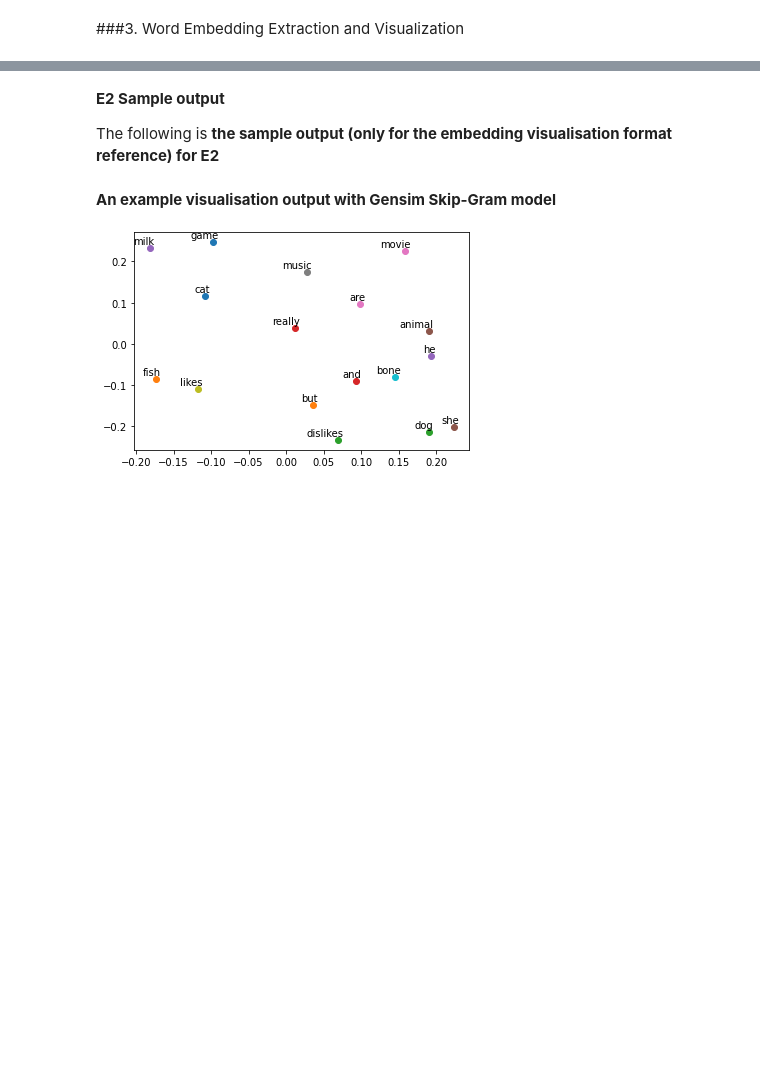
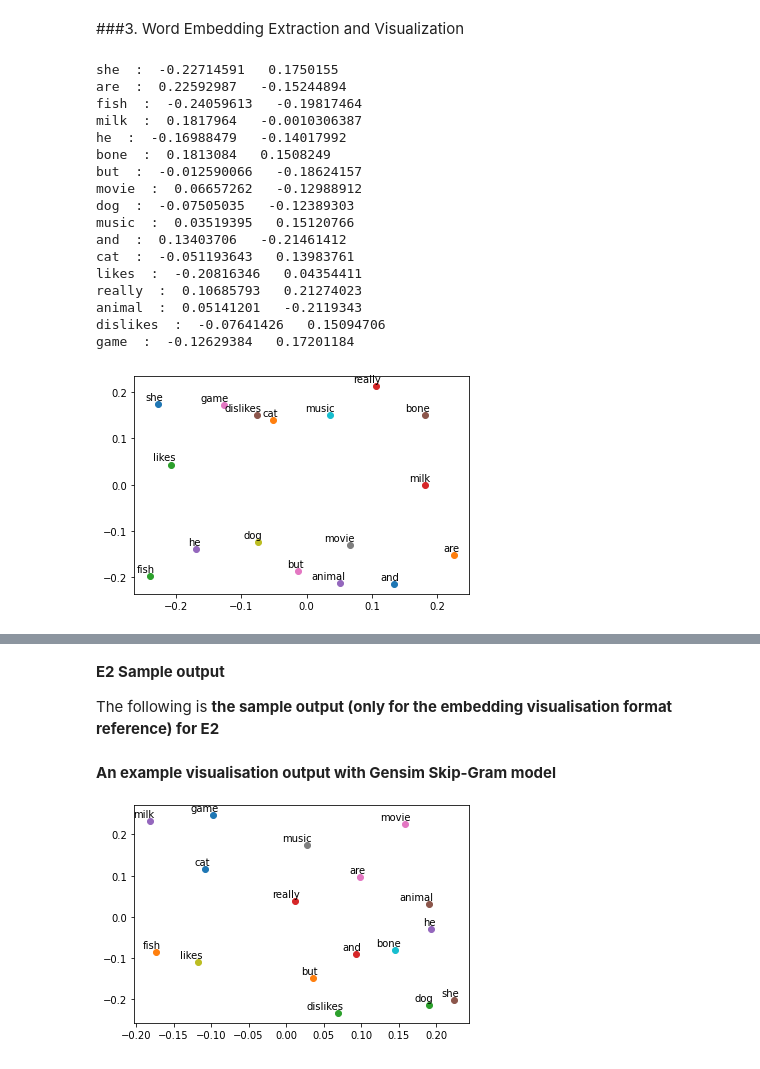
Before and after one commit to yuruojie777/NLP, a Jupyter notebook: COMP5046_Lab03.ipynb, the cells around one changed output, grey strips where cells are left out. Saved outputs shown, nothing was run; the diff lists cells and outputs as text; code cells hidden in the pictures; blank space fills up the shorter version.

```diff
--- a/COMP5046_Lab03.ipynb
+++ b/COMP5046_Lab03.ipynb
@@ -590,10 +742,42 @@ corpus = ["he likes cat and cat",
 # %%
 # For Gensim Skip-Gram model (from the step 1):
 # Extract and visualize the 2-dimensional word embeddings (i.e. from the trained projection layer matrix).
 # You are free to create and use multiple code cells based on your needs
 # You can also create subsections under the sections we provided based on your needs
 
 # An example output can be found in the log below (only for the embedding visualization format reference)
+
+word_list = " ".join(corpus).split()
+word_list = list(set(word_list))
+
+# Visualise result
+for i, label in enumerate(word_list):
+    x, y = wv_sg_model.wv[label][0], wv_sg_model.wv[label][1]
+    print (label, " : ", x, " " , y) # uncomment to see the detailed vector info
+    plt.scatter(x, y)
+    plt.annotate(label, xy=(x, y), xytext=(5, 2),
+                 textcoords='offset points', ha='right', va='bottom')
+
+plt.show()
+# %% [output]
+she  :  -0.22714591   0.1750155
+are  :  0.22592987   -0.15244894
+fish  :  -0.24059613   -0.19817464
+milk  :  0.1817964   -0.0010306387
+he  :  -0.16988479   -0.14017992
+bone  :  0.1813084   0.1508249
+but  :  -0.012590066   -0.18624157
+movie  :  0.06657262   -0.12988912
+dog  :  -0.07505035   -0.12389303
+music  :  0.03519395   0.15120766
+and  :  0.13403706   -0.21461412
+cat  :  -0.051193643   0.13983761
+likes  :  -0.20816346   0.04354411
+really  :  0.10685793   0.21274023
+animal  :  0.05141201   -0.2119343
+dislikes  :  -0.07641426   0.15094706
+game  :  -0.12629384   0.17201184
+[figure, added]
 # %%
 # For PyTorch Skip-Gram model (from the step 2):
 # Extract and visualize the 2-dimensional word embeddings (i.e. from the trained projection layer matrix).
```
Also changed, not shown: parts of 7 cells of this notebook.
